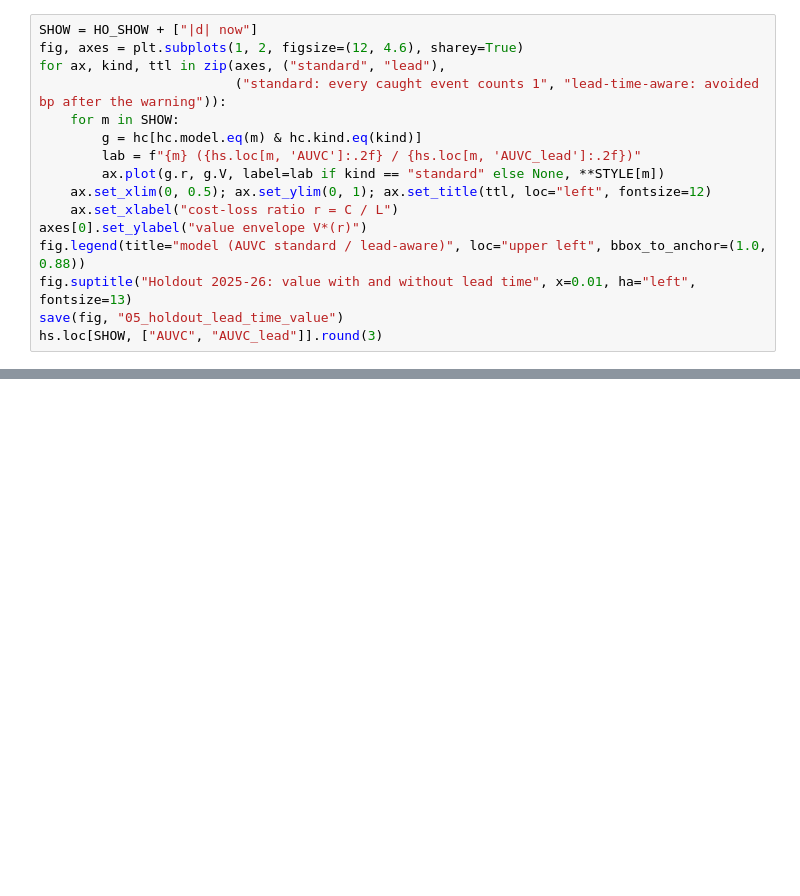
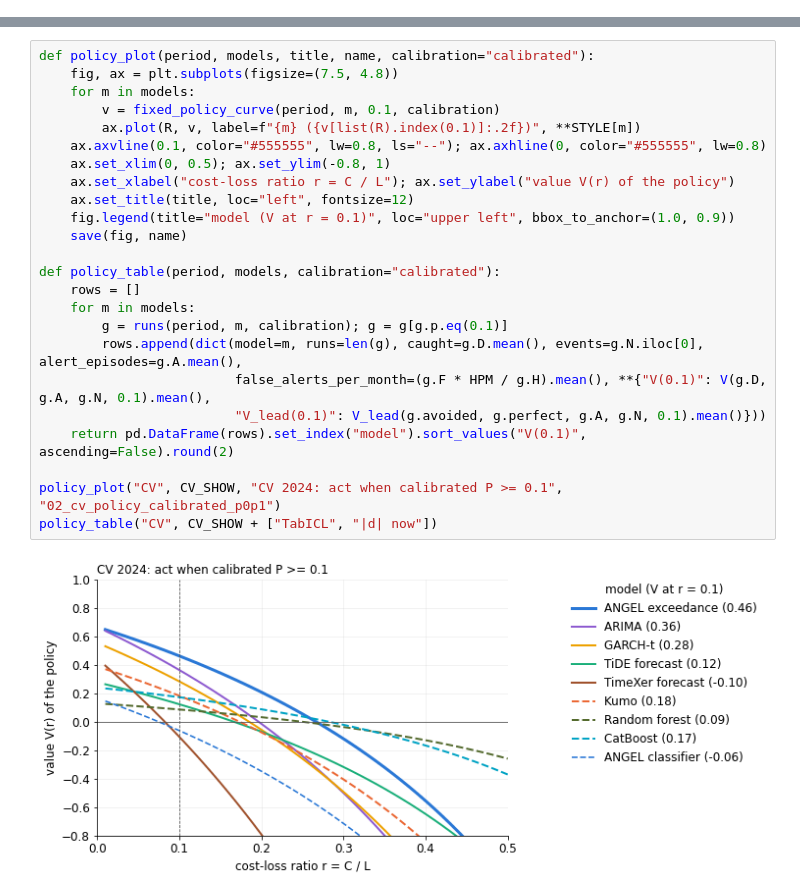
Before and after one commit to ochaff/stablecoin-depeg-forecast, a Jupyter notebook: slides/early_warning_results.ipynb, the cells around one changed output, grey strips where cells are left out. Cells and saved outputs as stored; diff of their text form; blank space fills up the shorter version.

```diff
--- a/slides/early_warning_results.ipynb
+++ b/slides/early_warning_results.ipynb
@@ -173,16 +0,0 @@ It equals V(r) when every warning avoids the same loss. Ex post, holdout only (5
-# %%
-SHOW = HO_SHOW + ["|d| now"]
-fig, axes = plt.subplots(1, 2, figsize=(12, 4.6), sharey=True)
-for ax, kind, ttl in zip(axes, ("standard", "lead"),
-                         ("standard: every caught event counts 1", "lead-time-aware: avoided bp after the warning")):
-    for m in SHOW:
-        g = hc[hc.model.eq(m) & hc.kind.eq(kind)]
-        lab = f"{m} ({hs.loc[m, 'AUVC']:.2f} / {hs.loc[m, 'AUVC_lead']:.2f})"
-        ax.plot(g.r, g.V, label=lab if kind == "standard" else None, **STYLE[m])
-    ax.set_xlim(0, 0.5); ax.set_ylim(0, 1); ax.set_title(ttl, loc="left", fontsize=12)
-    ax.set_xlabel("cost-loss ratio r = C / L")
-axes[0].set_ylabel("value envelope V*(r)")
-fig.legend(title="model (AUVC standard / lead-aware)", loc="upper left", bbox_to_anchor=(1.0, 0.88))
-fig.suptitle("Holdout 2025-26: value with and without lead time", x=0.01, ha="left", fontsize=13)
-save(fig, "05_holdout_lead_time_value")
-hs.loc[SHOW, ["AUVC", "AUVC_lead"]].round(3)
@@ -247,0 +189,26 @@ al.groupby("model")[["detected", "lead_hours", "d_at_alert", "avoided_bp", "fals
+# %%
+def policy_plot(period, models, title, name, calibration="calibrated"):
+    fig, ax = plt.subplots(figsize=(7.5, 4.8))
+    for m in models:
+        v = fixed_policy_curve(period, m, 0.1, calibration)
+        ax.plot(R, v, label=f"{m} ({v[list(R).index(0.1)]:.2f})", **STYLE[m])
+    ax.axvline(0.1, color="#555555", lw=0.8, ls="--"); ax.axhline(0, color="#555555", lw=0.8)
+    ax.set_xlim(0, 0.5); ax.set_ylim(-0.8, 1)
+    ax.set_xlabel("cost-loss ratio r = C / L"); ax.set_ylabel("value V(r) of the policy")
+    ax.set_title(title, loc="left", fontsize=12)
+    fig.legend(title="model (V at r = 0.1)", loc="upper left", bbox_to_anchor=(1.0, 0.9))
+    save(fig, name)
+
+def policy_table(period, models, calibration="calibrated"):
+    rows = []
+    for m in models:
+        g = runs(period, m, calibration); g = g[g.p.eq(0.1)]
+        rows.append(dict(model=m, runs=len(g), caught=g.D.mean(), events=g.N.iloc[0], alert_episodes=g.A.mean(),
+                         false_alerts_per_month=(g.F * HPM / g.H).mean(), **{"V(0.1)": V(g.D, g.A, g.N, 0.1).mean(),
+                         "V_lead(0.1)": V_lead(g.avoided, g.perfect, g.A, g.N, 0.1).mean()}))
+    return pd.DataFrame(rows).set_index("model").sort_values("V(0.1)", ascending=False).round(2)
+
+policy_plot("CV", CV_SHOW, "CV 2024: act when calibrated P >= 0.1", "02_cv_policy_calibrated_p0p1")
+policy_table("CV", CV_SHOW + ["TabICL", "|d| now"])
+# %% [output]
+[figure, added]
```
Also changed, not shown: parts of 42 cells of this notebook, 24 other files.
